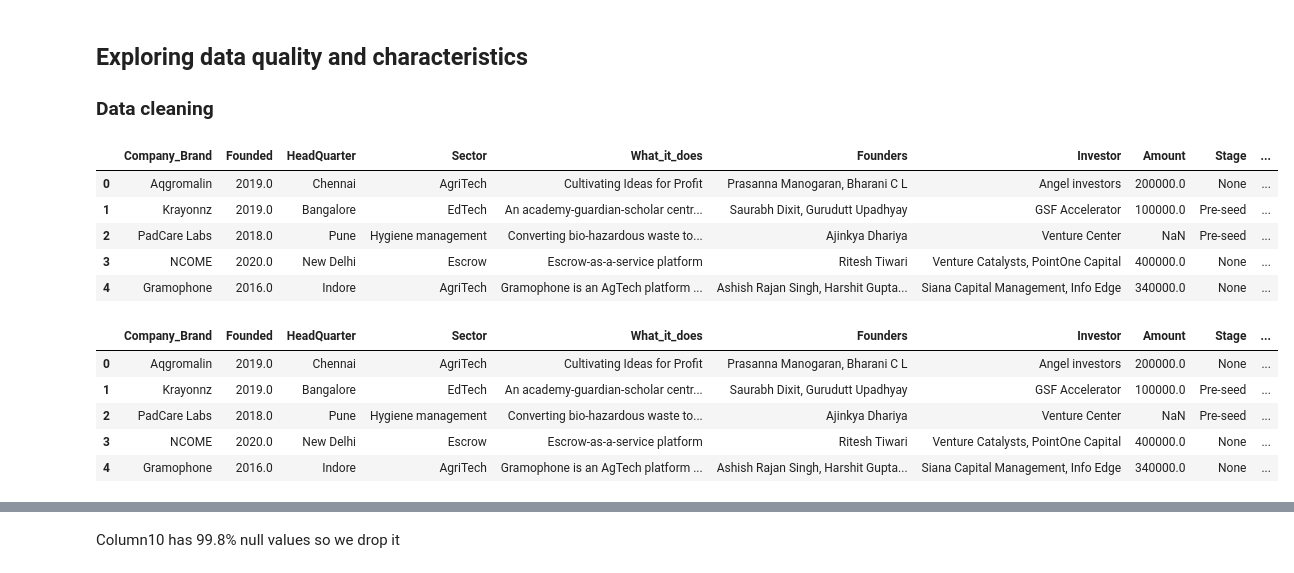
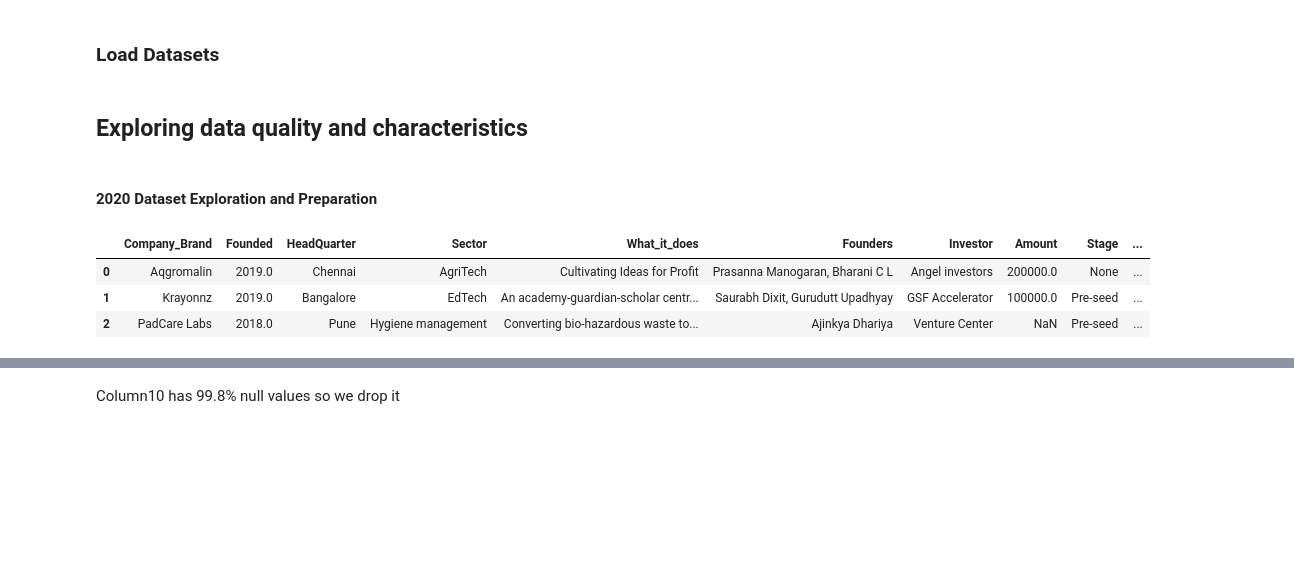
Before and after one commit to edadso/Exploring-Opportunities-in-the-Indian-Startup-Ecosystem, a Jupyter notebook: project_code.ipynb, the cells around one changed output, grey strips where cells are left out. Saved outputs shown, nothing was run; the diff lists cells and outputs as text; code cells hidden in the pictures; blank space fills up the shorter version.

```diff
--- a/project_code.ipynb
+++ b/project_code.ipynb
@@ -59,4 +61,6 @@ connection_string = f"DRIVER={{SQL Server}};SERVER={server};DATABASE={database};
 connection = pyodbc.connect(connection_string)
+# %% [markdown]
+### Load Datasets
 # %%
 # Write querry to retrieve tables from database
 query1 = "Select * from dbo.LP1_startup_funding2020"
@@ -71,29 +75,16 @@ df_2018 = pd.read_csv('Data\startup_funding2018.csv')
 df_2019 = pd.read_csv('Data\startup_funding2019.csv')
 # %% [markdown]
 ## Exploring data quality and characteristics
-
-### Data cleaning
+# %% [markdown]
+#### 2020 Dataset Exploration and Preparation
 # %%
 # Preview dataframe
-df_2020.head()
+df_2020.head(3)
 # %% [output]
 |  | Company_Brand | Founded | HeadQuarter | Sector | What_it_does | Founders | Investor | Amount | Stage | ... |
 | 0 | Aqgromalin | 2019.0 | Chennai | AgriTech | Cultivating Ideas for Profit | Prasanna Manogaran, Bharani C L | Angel investors | 200000.0 | None | ... |
 | 1 | Krayonnz | 2019.0 | Bangalore | EdTech | An academy-guardian-scholar centr... | Saurabh Dixit, Gurudutt Upadhyay | GSF Accelerator | 100000.0 | Pre-seed | ... |
 | 2 | PadCare Labs | 2018.0 | Pune | Hygiene management | Converting bio-hazardous waste to... | Ajinkya Dhariya | Venture Center | NaN | Pre-seed | ... |
-| 3 | NCOME | 2020.0 | New Delhi | Escrow | Escrow-as-a-service platform | Ritesh Tiwari | Venture Catalysts, PointOne Capital | 400000.0 | None | ... |
-| 4 | Gramophone | 2016.0 | Indore | AgriTech | Gramophone is an AgTech platform ... | Ashish Rajan Singh, Harshit Gupta... | Siana Capital Management, Info Edge | 340000.0 | None | ... |
-# %%
-# Add year column to dataframe
-df_2020["Year"] = 2020
-df_2020.head()
-# %% [output]
-|  | Company_Brand | Founded | HeadQuarter | Sector | What_it_does | Founders | Investor | Amount | Stage | ... |
-| 0 | Aqgromalin | 2019.0 | Chennai | AgriTech | Cultivating Ideas for Profit | Prasanna Manogaran, Bharani C L | Angel investors | 200000.0 | None | ... |
-| 1 | Krayonnz | 2019.0 | Bangalore | EdTech | An academy-guardian-scholar centr... | Saurabh Dixit, Gurudutt Upadhyay | GSF Accelerator | 100000.0 | Pre-seed | ... |
-| 2 | PadCare Labs | 2018.0 | Pune | Hygiene management | Converting bio-hazardous waste to... | Ajinkya Dhariya | Venture Center | NaN | Pre-seed | ... |
-| 3 | NCOME | 2020.0 | New Delhi | Escrow | Escrow-as-a-service platform | Ritesh Tiwari | Venture Catalysts, PointOne Capital | 400000.0 | None | ... |
-| 4 | Gramophone | 2016.0 | Indore | AgriTech | Gramophone is an AgTech platform ... | Ashish Rajan Singh, Harshit Gupta... | Siana Capital Management, Info Edge | 340000.0 | None | ... |
 # %%
 print(df_2020.info(), "\n====================== Null Value Percentage ==========================")
 print(df_2020.isna().mean().mul(100), "\n======================= Duplicated rows =========================")
```
Also changed, not shown: parts of 131 cells of this notebook, 1 other file.
